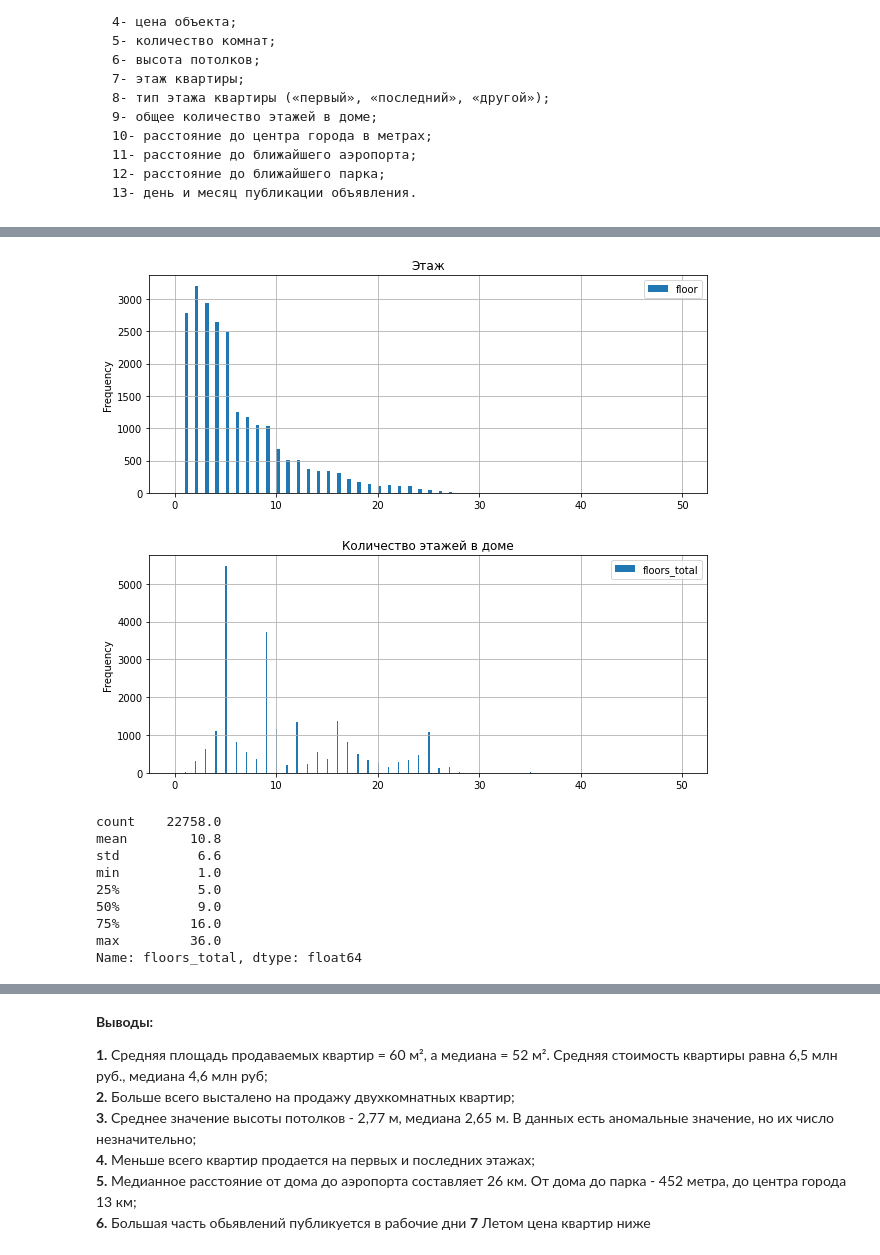
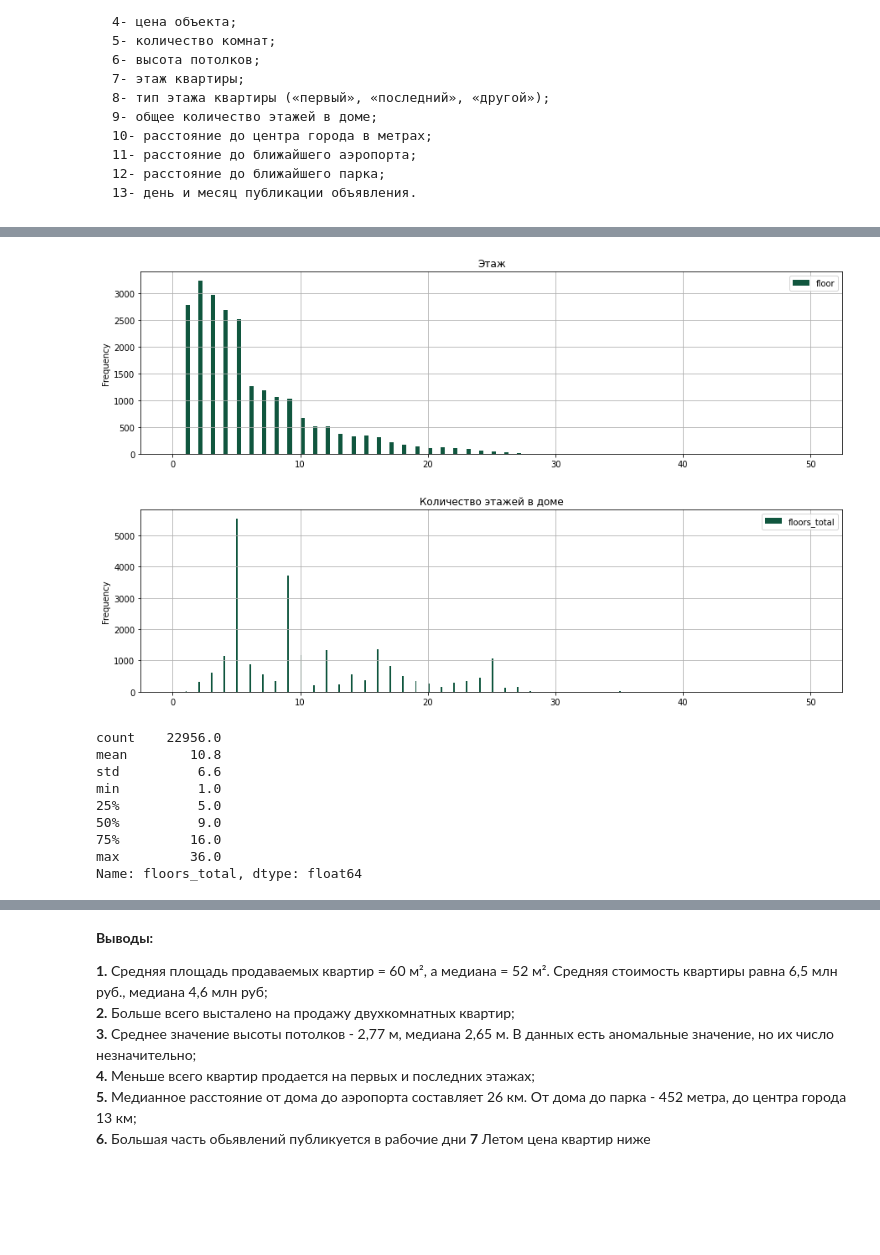
Before and after one commit to irakrainova/pet-projects, a Jupyter notebook: real_estate_market_research (python, pandas).ipynb, the cells around one changed output, grey strips where cells are left out. Drawn from its saved outputs; the diff is of its cells as text; code cells hidden in the pictures; blank space fills up the shorter version.

```diff
--- a/real_estate_market_research (python, pandas).ipynb
+++ b/real_estate_market_research (python, pandas).ipynb
@@ -663,26 +694,29 @@ Name: ceiling_height, dtype: float64
 # %%
 # на каком этаже находится квартира
 #data['floor'] = data['floor'].astype('int')
 
-data.plot(y = 'floor', kind = 'hist', bins = 150, grid=True, figsize = (10,4), range = (0,50),title = 'Этаж')
+data.plot(y = 'floor', kind = 'hist', bins = 150,\
+          grid=True,color = '#10563E', figsize = (15,4),\
+          range = (0,50),title = 'Этаж')
 data['floor'].describe().round(1)
 
 # общее количество этажей в доме
 
 data.plot(y ='floors_total',\
           kind = 'hist',\
           bins = 400,
-          grid=True,
-          figsize = (10,4),
+          grid=True,\
+          color = '#10563E',\
+          figsize = (15,4),
           range = (0,50),\
           title = 'Количество этажей в доме')
 
 plt.show()
 data['floors_total'].describe().round(1)
 # %% [output]
-[figure, old version]
+[figure, new version]
-[figure, old version]
+[figure, new version]
-count    22758.0
+count    22956.0
 mean        10.8
 std          6.6
 min          1.0
```
Also changed, not shown: parts of 53 cells of this notebook.
